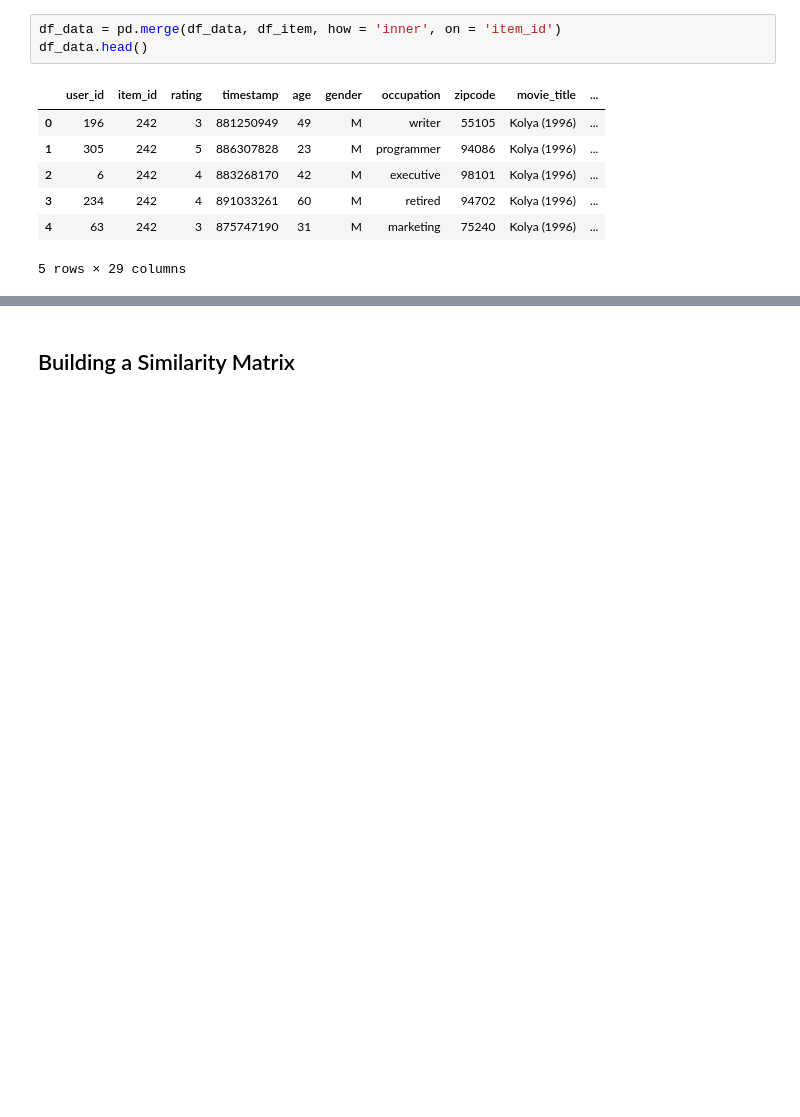
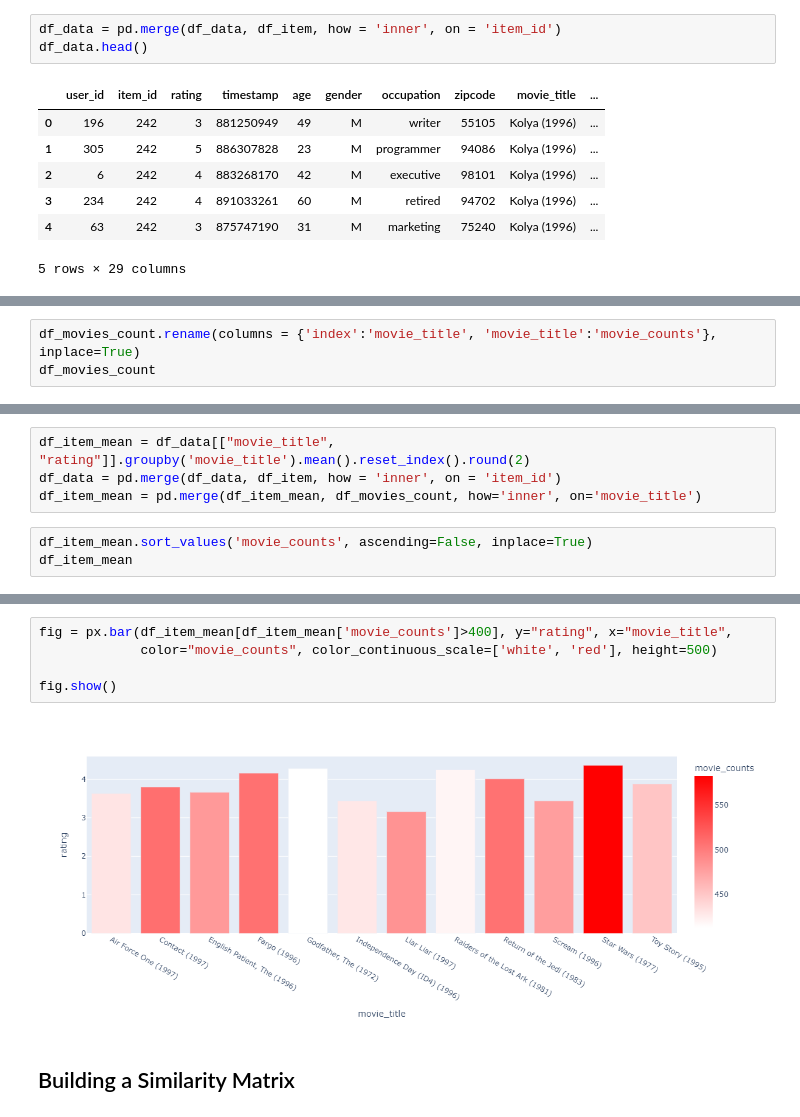
Before and after one commit to anandaheino/Recommendation_Systems, a Jupyter notebook: Matrix_factorization/Recomm_System_MovieLens.ipynb, the cells around one changed output, grey strips where cells are left out. Saved outputs shown, nothing was run; the diff lists cells and outputs as text; blank space fills up the shorter version.

```diff
--- a/Matrix_factorization/Recomm_System_MovieLens.ipynb
+++ b/Matrix_factorization/Recomm_System_MovieLens.ipynb
@@ -228,0 +229,3 @@ df_data.head()
+# %%
+df_movies_count.rename(columns = {'index':'movie_title', 'movie_title':'movie_counts'}, inplace=True)
+df_movies_count
@@ -228,0 +246,7 @@ df_data.head()
+# %%
+df_item_mean = df_data[["movie_title", "rating"]].groupby('movie_title').mean().reset_index().round(2)
+df_data = pd.merge(df_data, df_item, how = 'inner', on = 'item_id')
+df_item_mean = pd.merge(df_item_mean, df_movies_count, how='inner', on='movie_title')
+# %%
+df_item_mean.sort_values('movie_counts', ascending=False, inplace=True)
+df_item_mean
@@ -229,2 +283,9 @@ df_data.head()
+# %%
+fig = px.bar(df_item_mean[df_item_mean['movie_counts']>400], y="rating", x="movie_title",
+             color="movie_counts", color_continuous_scale=['white', 'red'], height=500)
+
+fig.show()
+# %% [output]
+[figure, added]
 # %% [markdown]
 ## Building a Similarity Matrix
```
Also changed, not shown: parts of 12 cells of this notebook.
